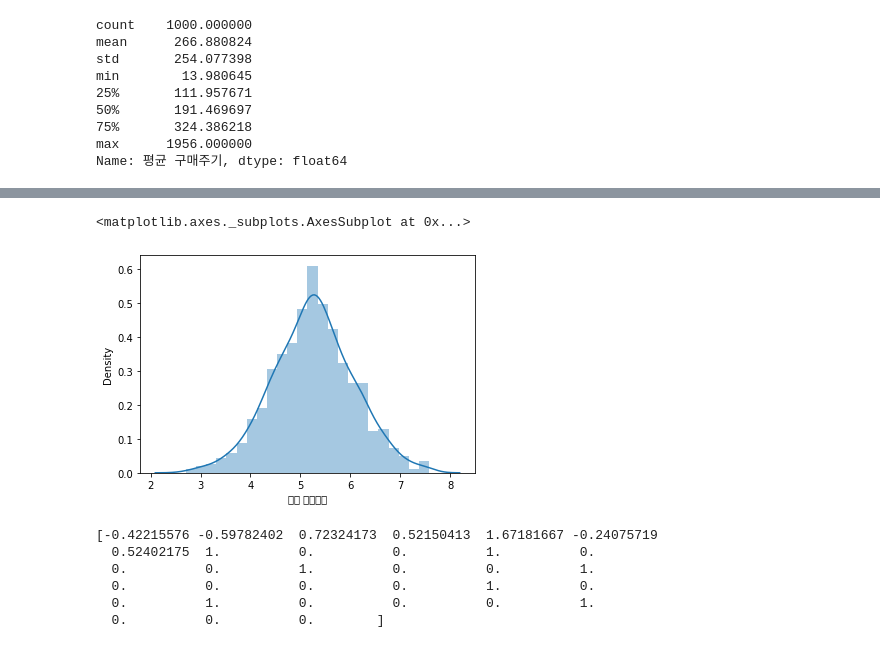
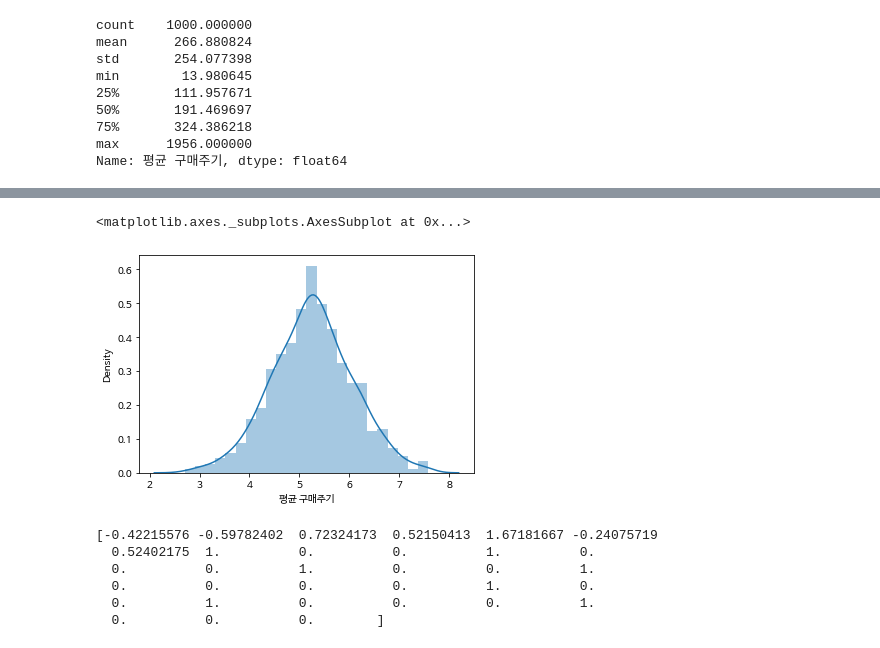
Before and after one commit to hyeokjun0804/HJ_BigData_Maketing_Course, a Jupyter notebook: 머신러닝.ipynb, the cells around one changed output, grey strips where cells are left out. Saved outputs shown, nothing was run; the diff lists cells and outputs as text; code cells hidden in the pictures.

```diff
--- a/머신러닝.ipynb
+++ b/머신러닝.ipynb
@@ -334,10 +366,13 @@ Name: 평균 구매주기, dtype: float64
 # %%
+import matplotlib.pyplot as plt
+plt.rc('font', family="NanumBarunGothic")
+
 df["평균 구매주기"] = np.log1p(df["평균 구매주기"])
 
 sns.distplot(df["평균 구매주기"])
 # %% [output]
 <matplotlib.axes._subplots.AxesSubplot at 0x...>
-[figure, old version]
+[figure, new version]
 # %%
 from sklearn.model_selection import train_test_split
 from sklearn.compose import ColumnTransformer
```
Also changed, not shown: parts of 10 cells of this notebook.
